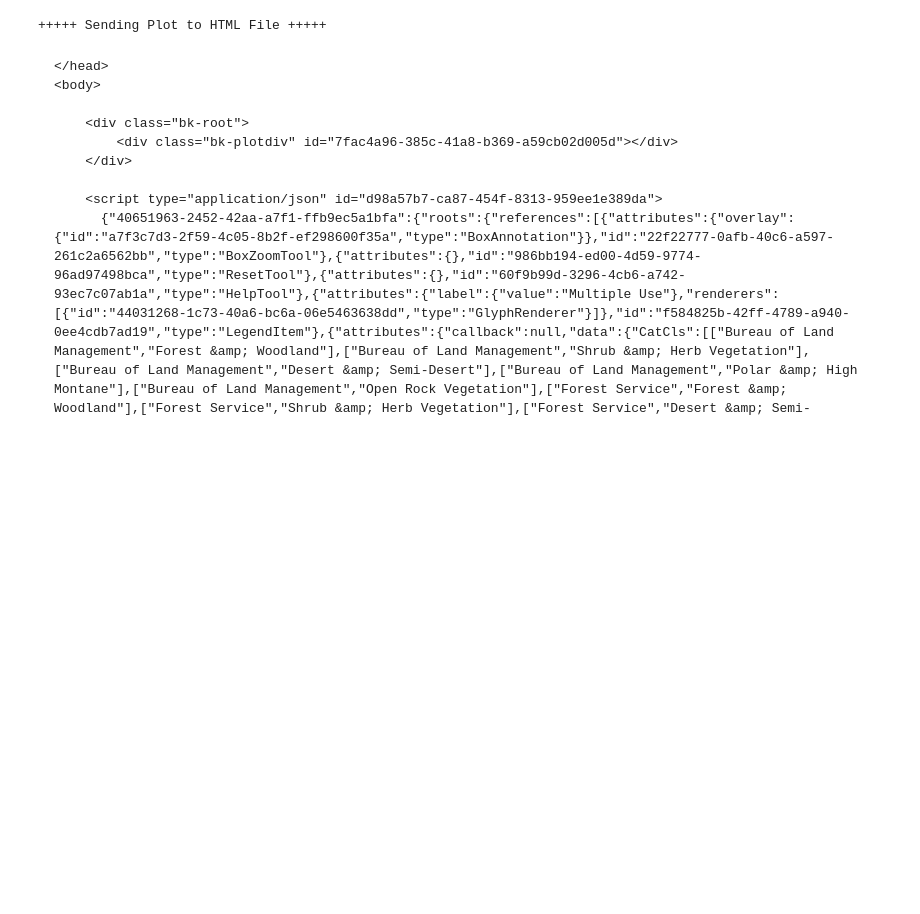
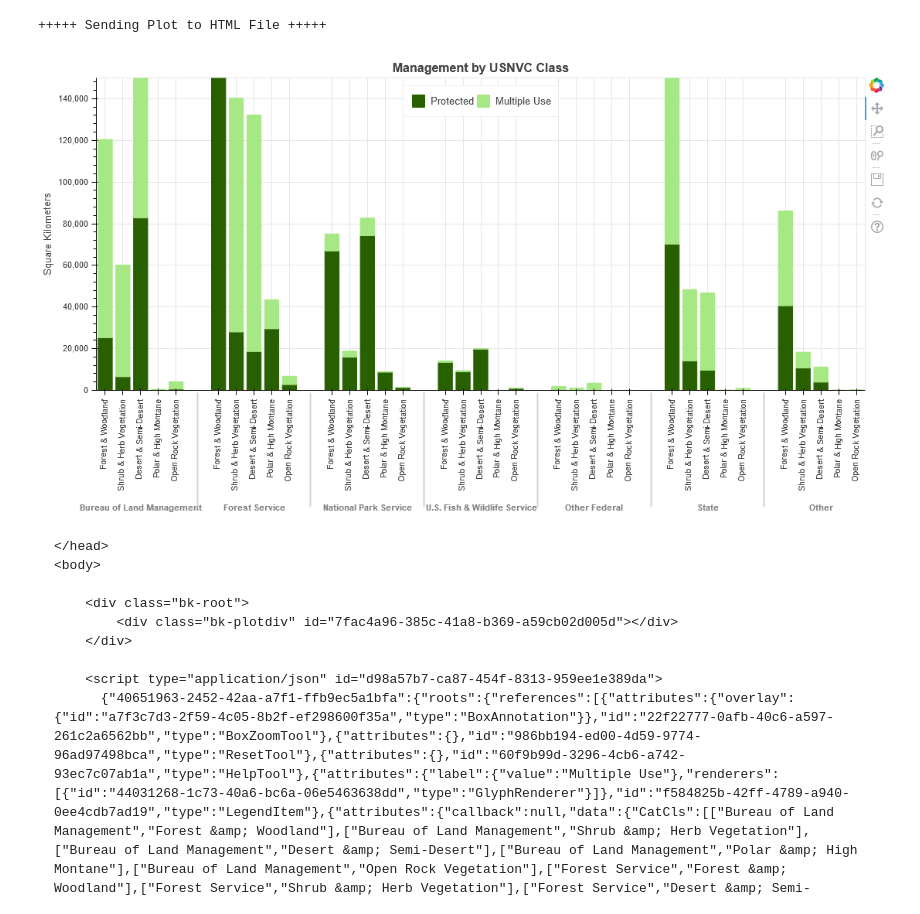
Before and after one commit to mjrubino/NVC-Analyses, a Jupyter notebook: Management Summary.ipynb, the cells around one changed output. Cells and saved outputs as stored; diff of their text form; code cells hidden in the pictures; blank space fills up the shorter version.

Commit message:
Added image file of stacked bar chart output and edited management summary notebook accordingly

```diff
--- a/Management Summary.ipynb
+++ b/Management Summary.ipynb
@@ -391,6 +391,15 @@ p.yaxis.axis_label_text_font_style = "normal"
 show(p)
 # %% [output]
 +++++ Sending Plot to HTML File +++++
+# %%
+# The following will render the HTML file in the notebook using a local file source
+from IPython.core.display import display, HTML, Image
+#display(HTML(filename=workDir + "/ManagementSummary.html"))
+# To display this on GitHub, render a screenshot image
+repoDir = "C:/Data/USGS Analyses/NVC-Analyses"
+display(Image(filename=repoDir + '/ManagementSummaryImage.png', embed=True))
+# %% [output]
+[figure, added]
 # %% [markdown]
 <html lang="en">
     <head>
```
Also changed, not shown: parts of 3 cells of this notebook.
